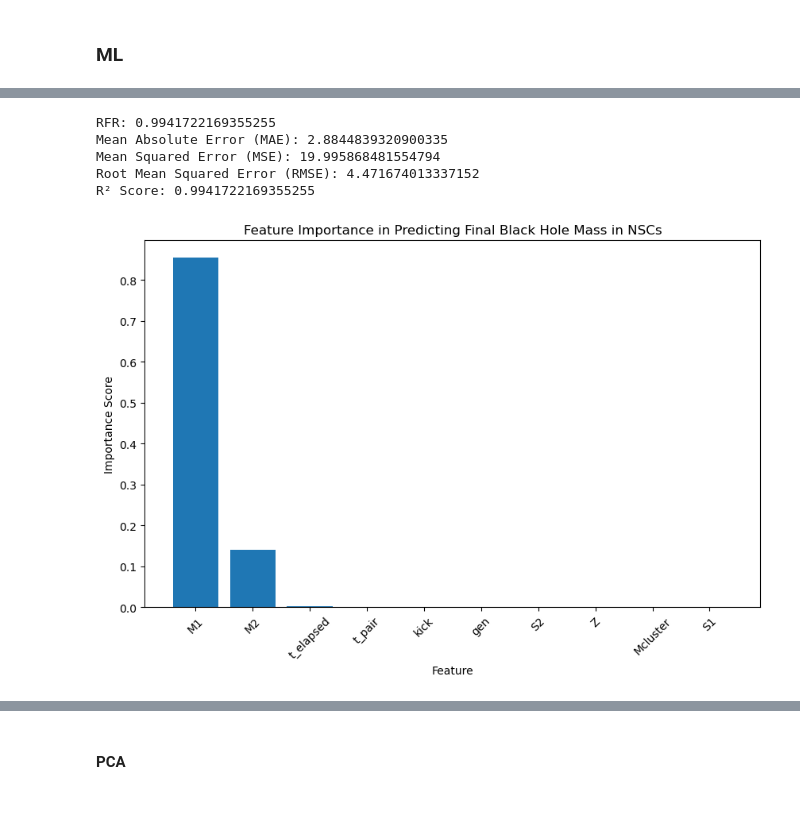
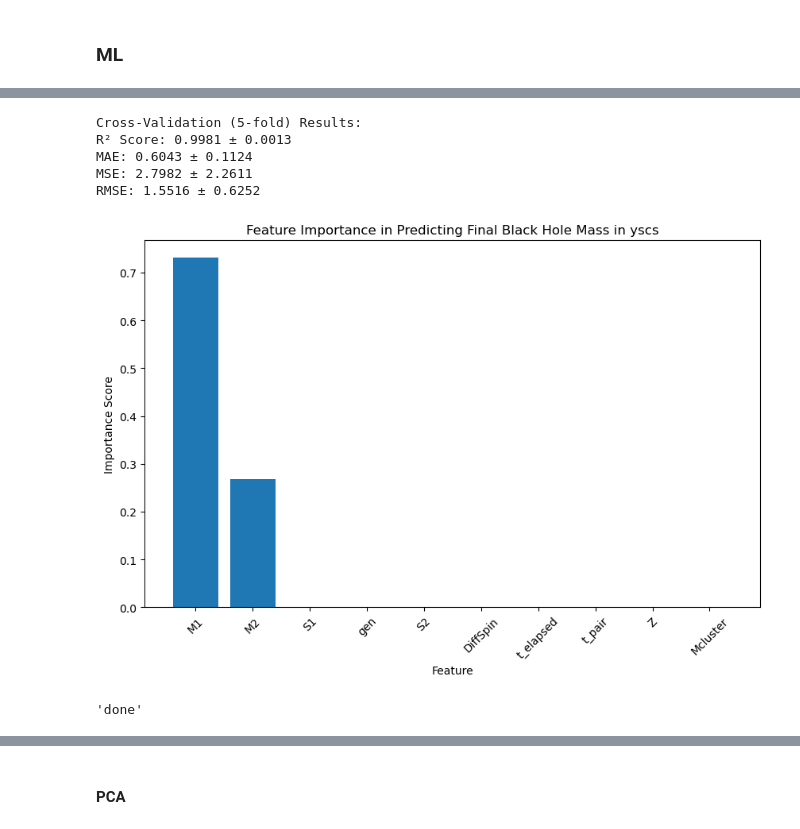
Before and after one commit to BelliLuigi/Hierarchical-mergers-of-black-holes, a Jupyter notebook: progetto.ipynb, the cells around one changed output, grey strips where cells are left out. Drawn from its saved outputs; the diff is of its cells as text; code cells hidden in the pictures.

Commit message:
grafici x capire meglio i risultati di RNDMFRST

```diff
--- a/progetto.ipynb
+++ b/progetto.ipynb
@@ -174,64 +65,0 @@ R² Score: 0.9763562296732019
-# %%
-
-datansc = extractor(path_data, 'nsc')
-df = pl.from_pandas(datansc).drop('Srem', 'esca_v')
-del datansc
-
-# Assign column names
-colonne = list(df.columns)
-
-
-targetcol = str('Mrem')
-
-X = df.drop(targetcol)
-y = df[targetcol]
-colonne.remove(targetcol)
-
-
-X_train, X_test, y_train, y_test = train_test_split(X, y, test_size=0.2, random_state=42)
-
-# Initialize Random Forest Regressor
-model = RandomForestRegressor(n_estimators=50, max_depth=7, random_state=42, n_jobs=6)
-
-pipeline = Pipeline([('scaler', MinMaxScaler()), ('regressor', model)])
-
-pipeline.fit(X_train, y_train)
-
-r2 = pipeline.score(X_test, y_test)
-
-print(f"RFR: {r2}") # RFR: 0.811299774049597
-
-#Prediction on test set
-y_pred = pipeline.predict(X_test)
-
-mae = mean_absolute_error(y_test, y_pred)
-mse = mean_squared_error(y_test, y_pred)
-r2 = r2_score(y_test, y_pred)
-
-# Print metrics
-print(f"Mean Absolute Error (MAE): {mae}")
-print(f"Mean Squared Error (MSE): {mse}")
-print(f"Root Mean Squared Error (RMSE): {mse ** 0.5}")
-print(f"R² Score: {r2}")
-
-feature_importances = pipeline.named_steps['regressor'].feature_importances_
-feature_names = colonne
-
-# Sort features by importance
-sorted_idx = np.argsort(feature_importances)[::-1]
-
-# Plot feature importance
-plt.figure(figsize=(10, 6))
-plt.bar(range(len(feature_importances)), feature_importances[sorted_idx], align="center")
-plt.xticks(range(len(feature_importances)), [feature_names[i] for i in sorted_idx], rotation=45)
-plt.xlabel("Feature")
-plt.ylabel("Importance Score")
-plt.title("Feature Importance in Predicting Final Black Hole Mass in NSCs")
-plt.show()
-# %% [output]
-RFR: 0.9941722169355255
-Mean Absolute Error (MAE): 2.8844839320900335
-Mean Squared Error (MSE): 19.995868481554794
-Root Mean Squared Error (RMSE): 4.471674013337152
-R² Score: 0.9941722169355255
-[figure, removed]
@@ -237,0 +112,10 @@ R² Score: 0.9941722169355255
+# %%
+rndmfrst('ysc',['Srem', 'esca_v','kick'], 'Mrem' )
+# %% [output]
+Cross-Validation (5-fold) Results:
+R² Score: 0.9981 ± 0.0013
+MAE: 0.6043 ± 0.1124
+MSE: 2.7982 ± 2.2611
+RMSE: 1.5516 ± 0.6252
+[figure, added]
+'done'
```
Also changed, not shown: parts of 28 cells of this notebook, 1 other file.
